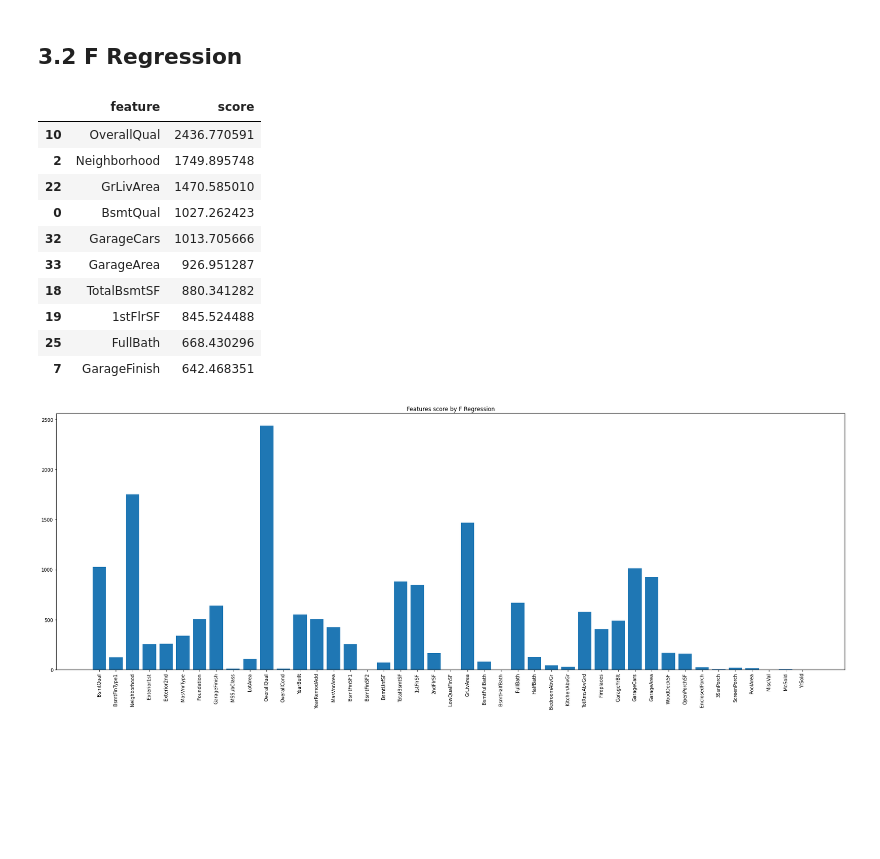
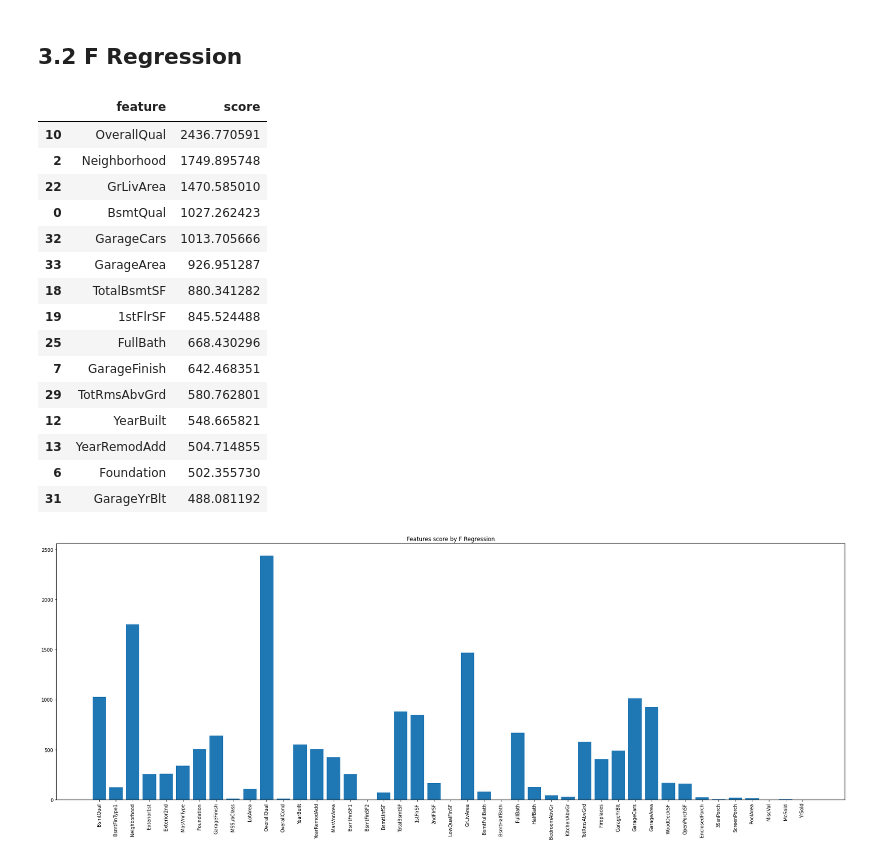
Before and after one commit to Vinicius-Luiz/machine_learning_regression_house_prices, a Jupyter notebook: house-prices-vlsf2.ipynb, the cells around one changed output. Saved outputs shown, nothing was run; the diff lists cells and outputs as text; code cells hidden in the pictures; blank space fills up the shorter version.

```diff
--- a/house-prices-vlsf2.ipynb
+++ b/house-prices-vlsf2.ipynb
@@ -362,9 +361,9 @@ imputer = ColumnTransformer(transformers = [
     ('impt', imputer_transformer, list(range(len(ordinal_columns + numerical_columns + nominal_columns))) )
 ], verbose = True)
 
-# Normalizing the nominal categorical attributes, they obtained values with high scale
+# Normalization the nominal categorical attributes, they obtained values with high scale
 transformer2 = ColumnTransformer(transformers = [
-    ('standard', standard_transformer, [i for i in range(len(ordinal_columns)+len(nominal_columns))])
+    ('minmax', numerical_transformer, [i for i in range(len(ordinal_columns)+len(nominal_columns))])
 ], verbose = True, remainder = 'passthrough')
 # %%
 preprocessor = Pipeline(
@@ -445,19 +450,24 @@ plt.show()
 # %%
 X_train_fs2, X_test_fs2, df_fs2, fs2 = get_feature_selection(X_train, y_train, X_test, f_regression, 'all')
 
-df_fs2.head(10)
+df_fs2.head(15)
 # %% [output]
 |  | feature | score |
 | 10 | OverallQual | 2436.770591 |
 | 2 | Neighborhood | 1749.895748 |
 | 22 | GrLivArea | 1470.585010 |
 | 0 | BsmtQual | 1027.262423 |
 | 32 | GarageCars | 1013.705666 |
 | 33 | GarageArea | 926.951287 |
 | 18 | TotalBsmtSF | 880.341282 |
 | 19 | 1stFlrSF | 845.524488 |
 | 25 | FullBath | 668.430296 |
 | 7 | GarageFinish | 642.468351 |
+| 29 | TotRmsAbvGrd | 580.762801 |
+| 12 | YearBuilt | 548.665821 |
+| 13 | YearRemodAdd | 504.714855 |
+| 6 | Foundation | 502.355730 |
+| 31 | GarageYrBlt | 488.081192 |
 # %%
 plt.figure(figsize = (30, 10))
 plt.xticks(rotation=90)
```
Also changed, not shown: parts of 11 cells of this notebook.
